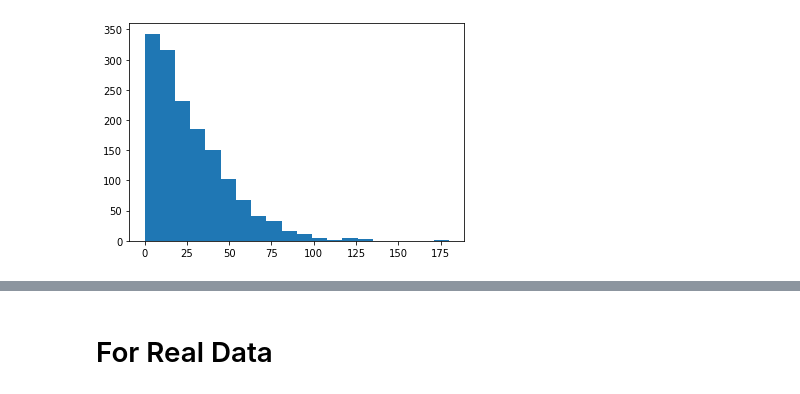
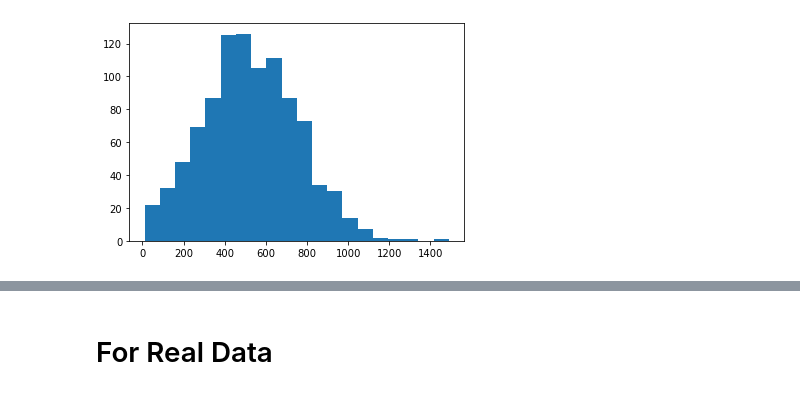
Before and after one commit to andre-morelli/Urban-Analytics, a Jupyter notebook: Example4-Fitting Accessibility Curves.ipynb, the cells around one changed output, grey strips where cells are left out. Drawn from its saved outputs; the diff is of its cells as text; code cells hidden in the pictures.

```diff
--- a/Example4-Fitting Accessibility Curves.ipynb
+++ b/Example4-Fitting Accessibility Curves.ipynb
@@ -8,10 +8,10 @@ from tools.accessibility_fit import *
 # %%
 #travel times in minutes
 #soft threshold is half of a logistic curve
 np.random.seed(1)
-d = np.random.logistic(0,1,3000)*20
+d = np.random.normal(500,250,1000)
 d = d[d>0]
 plt.hist(d,bins=20)
 plt.show()
 # %% [output]
-[figure, old version]
+[figure, new version]
```
Also changed, not shown: parts of 16 cells of this notebook.
